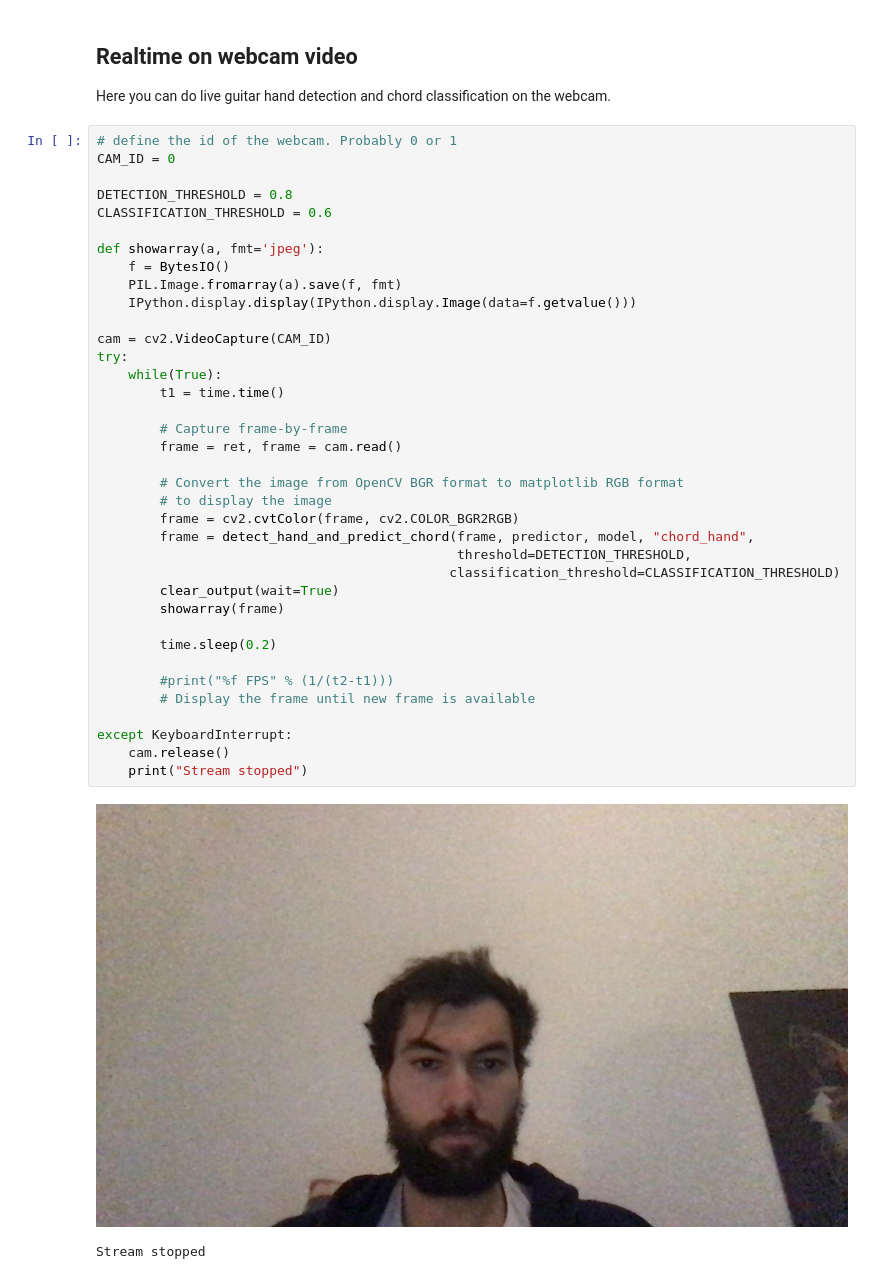
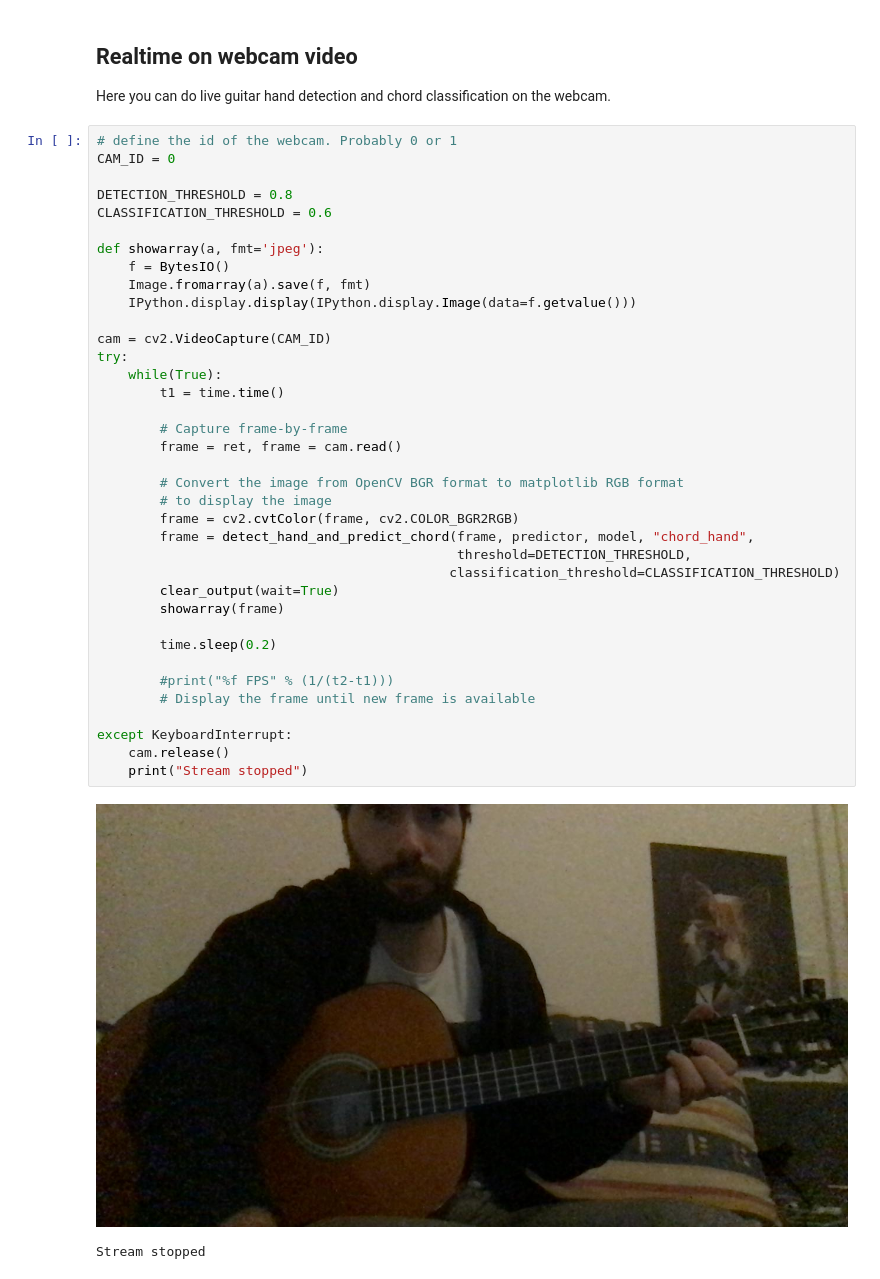
Before and after one commit to lucas8k/deep_learning_guita_chord_classification, a Jupyter notebook: Playground.ipynb, the cells around one changed output. Cells and saved outputs as stored; diff of their text form.

```diff
--- a/Playground.ipynb
+++ b/Playground.ipynb
@@ -138,34 +138,34 @@ CLASSIFICATION_THRESHOLD = 0.6
 
 def showarray(a, fmt='jpeg'):
     f = BytesIO()
-    PIL.Image.fromarray(a).save(f, fmt)
+    Image.fromarray(a).save(f, fmt)
     IPython.display.display(IPython.display.Image(data=f.getvalue()))
 
 cam = cv2.VideoCapture(CAM_ID)
 try:
     while(True):
         t1 = time.time()
 
         # Capture frame-by-frame
         frame = ret, frame = cam.read()
 
         # Convert the image from OpenCV BGR format to matplotlib RGB format
         # to display the image
         frame = cv2.cvtColor(frame, cv2.COLOR_BGR2RGB)
         frame = detect_hand_and_predict_chord(frame, predictor, model, "chord_hand",
                                               threshold=DETECTION_THRESHOLD,
                                              classification_threshold=CLASSIFICATION_THRESHOLD)
         clear_output(wait=True)
         showarray(frame)
 
         time.sleep(0.2)
 
         #print("%f FPS" % (1/(t2-t1)))
         # Display the frame until new frame is available
 
 except KeyboardInterrupt:
     cam.release()
     print("Stream stopped")
 # %% [output]
-[figure, old version]
+[figure, new version]
 Stream stopped
```
Also changed, not shown: parts of 1 cell of this notebook, 1 other file.
